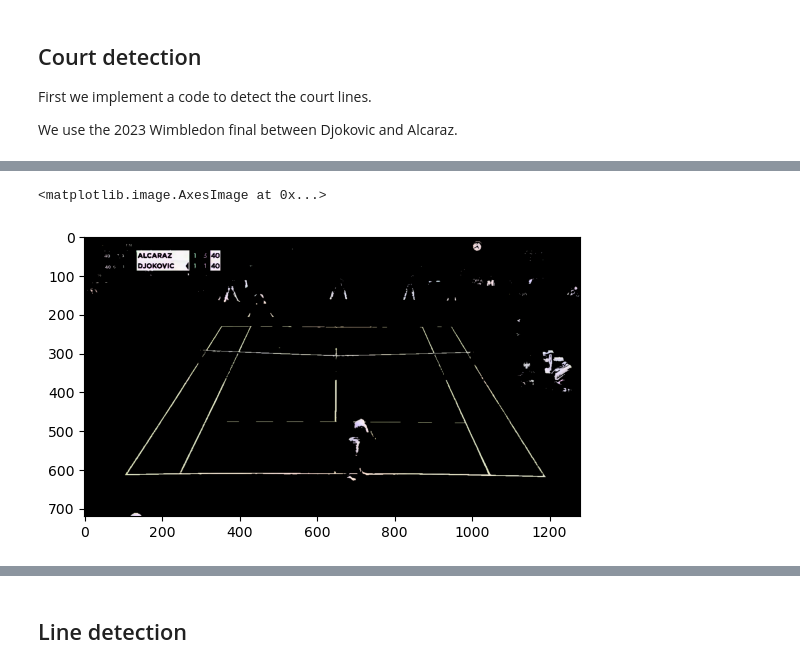
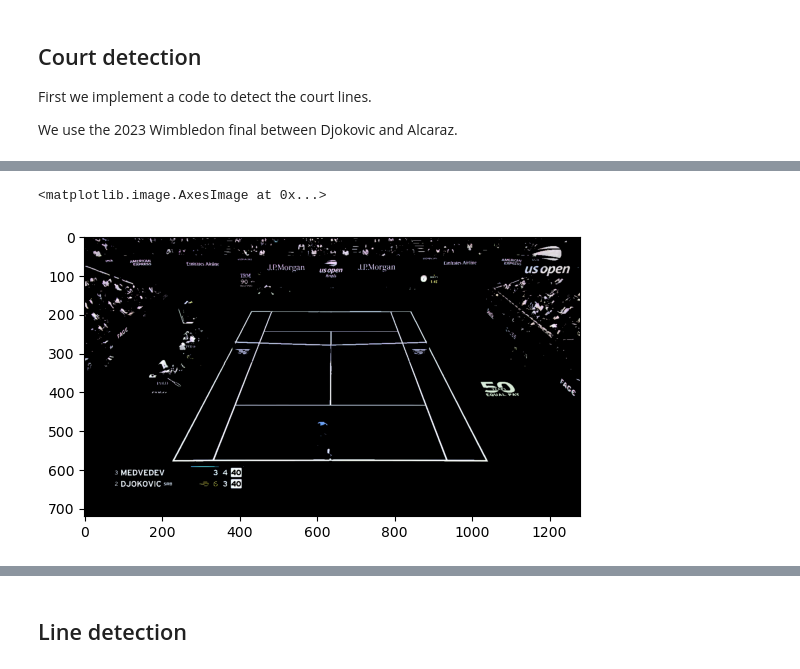
Before and after one commit to pamarinia/tennis_detection, a Jupyter notebook: court_detection.ipynb, the cells around one changed output, grey strips where cells are left out. Saved outputs shown, nothing was run; the diff lists cells and outputs as text; code cells hidden in the pictures.

```diff
--- a/court_detection.ipynb
+++ b/court_detection.ipynb
@@ -10,12 +10,12 @@ We use the 2023 Wimbledon final between Djokovic and Alcaraz.
 import cv2
 import matplotlib.pyplot as plt
 
-video_path = 'Alcaraz_Djokovic_Wimbledon_2023_Final.mp4'
+video_path = 'Medvedev_Djokovic_2023_US_Open_Final.mp4'
 
 cap = cv2.VideoCapture(video_path)
 
 fps = cap.get(cv2.CAP_PROP_FPS)  # Get frames per second
-frame_number = 10 * 60 * fps  # Calculate frame number for 20th minute
+frame_number = 15 * 60 * fps  # Calculate frame number for 20th minute
 
 cap.set(cv2.CAP_PROP_POS_FRAMES, frame_number)  # Set the position of the video file to the desired frame
 
@@ -35,20 +35,20 @@ Frame shape: (720, 1280, 3)
 # %%
 # Convertir l'image en niveaux de gris
 gray_image = cv2.cvtColor(frame, cv2.COLOR_BGR2GRAY)
 
 # Définir un seuil de luminosité pour déterminer les pixels blancs
-seuil = 200
+seuil = 170
 
 # Créer un masque pour les pixels suffisamment blancs
 mask = cv2.threshold(gray_image, seuil, 255, cv2.THRESH_BINARY)[1]
 
 # Appliquer le masque à l'image d'origine
 result = cv2.bitwise_and(frame, frame, mask=mask)
 
 plt.imshow(result)
 # %% [output]
 <matplotlib.image.AxesImage at 0x...>
-[figure, old version]
+[figure, new version]
 # %%
 import numpy as np
 
```
Also changed, not shown: parts of 16 cells of this notebook.
